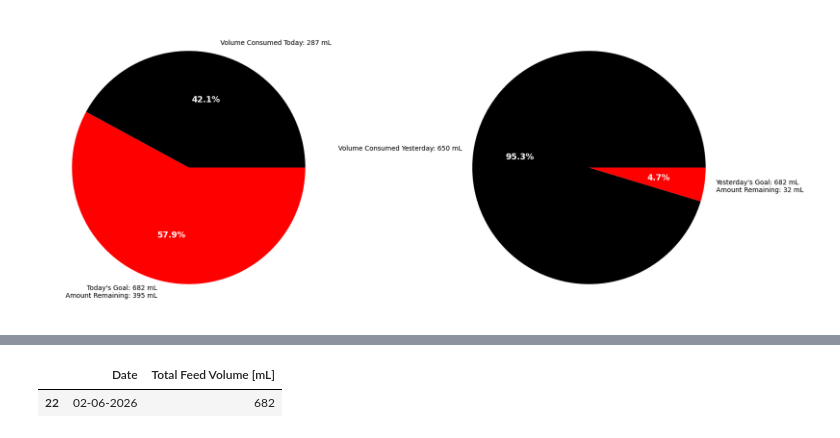
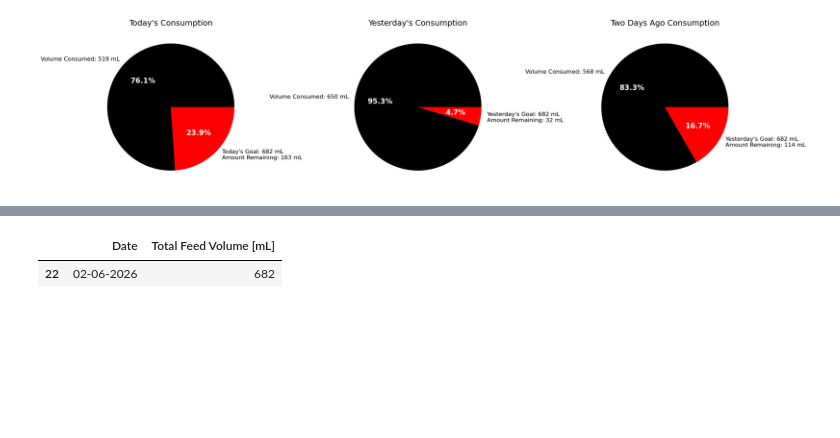
Before and after one commit to Juniper82/Theos-Feeding, a Jupyter notebook: Theo_Feeds.ipynb, the cells around one changed output, grey strips where cells are left out. Drawn from its saved outputs; the diff is of its cells as text; code cells hidden in the pictures; blank space fills up the shorter version.

Commit message:
updated data & added pie chart for two days ago

```diff
--- a/Theo_Feeds.ipynb
+++ b/Theo_Feeds.ipynb
@@ -24,7 +24,7 @@ todaysData = df.loc[df.Date == today]
 todaysConsum = sum(todaysData['Volume [mL]'])
 todaysGoal = 682
 todaysData=[todaysConsum , todaysGoal-todaysConsum]
-todaysLabels = ['Volume Consumed Today: '+str(todaysConsum)+' mL',"Today's Goal: "+str(todaysGoal)+' mL\nAmount Remaining: '+str(todaysGoal-todaysConsum)+' mL']
+todaysLabels = ['Volume Consumed: '+str(todaysConsum)+' mL',"Today's Goal: "+str(todaysGoal)+' mL\nAmount Remaining: '+str(todaysGoal-todaysConsum)+' mL']
 
 
 # Prepare Yesterday's Data
@@ -33,40 +33,55 @@ yesterday = yesterday.strftime('%m-%d-%Y')
 yesterdaysData = df.loc[df.Date == yesterday]
 yesterdaysConsum = sum(yesterdaysData['Volume [mL]'])
 yesterdaysGoal = 682
 yesterdaysData=[yesterdaysConsum , yesterdaysGoal-yesterdaysConsum]
-yesterdaysLabels = ['Volume Consumed Yesterday: '+str(yesterdaysConsum)+' mL',"Yesterday's Goal: "+str(yesterdaysGoal)+' mL\nAmount Remaining: '+str(yesterdaysGoal-yesterdaysConsum)+' mL']
+yesterdaysLabels = ['Volume Consumed: '+str(yesterdaysConsum)+' mL',"Yesterday's Goal: "+str(yesterdaysGoal)+' mL\nAmount Remaining: '+str(yesterdaysGoal-yesterdaysConsum)+' mL']
 
+# Prepare Data from Two Days Ago
+
+twoDaysAgo = date.today() - timedelta(days=2)
+twoDaysAgo = twoDaysAgo.strftime('%m-%d-%Y')
+twoDaysAgoData = df.loc[df.Date == twoDaysAgo]
+twoDaysAgoConsum = sum(twoDaysAgoData['Volume [mL]'])
+twoDaysAgoGoal = 682
+twoDaysAgoData=[twoDaysAgoConsum , twoDaysAgoGoal-twoDaysAgoConsum]
+twoDaysAgoLabels = ['Volume Consumed: '+str(twoDaysAgoConsum)+' mL',"Yesterday's Goal: "+str(twoDaysAgoGoal)+' mL\nAmount Remaining: '+str(twoDaysAgoGoal-twoDaysAgoConsum)+' mL']
 
 # define colors to use
 colors = ['0','r']
 
 # Setup the Plot
 
 
 
 # plot each pie chart in a separate subplot
 
 
-fig, (ax1, ax2) = plt.subplots(1,2,figsize=(20,8))
-_, _, autotexts=ax1.pie(todaysData, labels=todaysLabels, colors=colors, autopct='%.1f%%')
-plt.setp(autotexts, **{'color':'white', 'weight':'bold', 'fontsize':12.5})
+fig, (ax1, ax2, ax3) = plt.subplots(1,3,figsize=(35,8))
+_, _, autotexts=ax1.pie(todaysData, labels=todaysLabels, colors=colors, autopct='%.1f%%',textprops={'fontsize': 16})
+plt.setp(autotexts, **{'color':'white', 'weight':'bold', 'fontsize':20})
+ax1.set_title("Today's Consumption", fontdict={'fontsize': 22})
+_, _, autotexts=ax2.pie(yesterdaysData, labels=yesterdaysLabels, colors=colors, autopct='%.1f%%',textprops={'fontsize': 16})
+plt.setp(autotexts, **{'color':'white', 'weight':'bold', 'fontsize':20})
+ax2.set_title("Yesterday's Consumption", fontdict={'fontsize': 22})
 
-_, _, autotexts=ax2.pie(yesterdaysData, labels=yesterdaysLabels, colors=colors, autopct='%.1f%%')
-plt.setp(autotexts, **{'color':'white', 'weight':'bold', 'fontsize':12.5})
+_, _, autotexts=ax3.pie(twoDaysAgoData, labels=twoDaysAgoLabels, colors=colors, autopct='%.1f%%',textprops={'fontsize': 16})
+plt.setp(autotexts, **{'color':'white', 'weight':'bold', 'fontsize':20})
+ax3.set_title("Two Days Ago Consumption", fontdict={'fontsize': 22})
+
 # for autotext in autotexts:
 #     autotext.set_color('white')
 plt.show()
 
 # df3 = df.tail(7)
 # runningFeed = sum(df3['Volume [mL]'])
 # totalRunningOffered = sum(df3['Total Feed Volume [mL]'])
 # twentyFourHR = runningFeed/682*100
 #print("24hr Consumption: ",round(twentyFourHR,2),"%\n",sep='')
 #print(df3)
 #Calculate Averages
 # df.loc[df['Food']=='AR (22 cal)'].mean(axis=0, skipna=True, numeric_only=True)
 # %% [output]
-[figure, old version]
+[figure, new version]
 # %%
 df.loc[df['Date'] == today]
 # %% [output]
```
Also changed, not shown: parts of 5 cells of this notebook.
